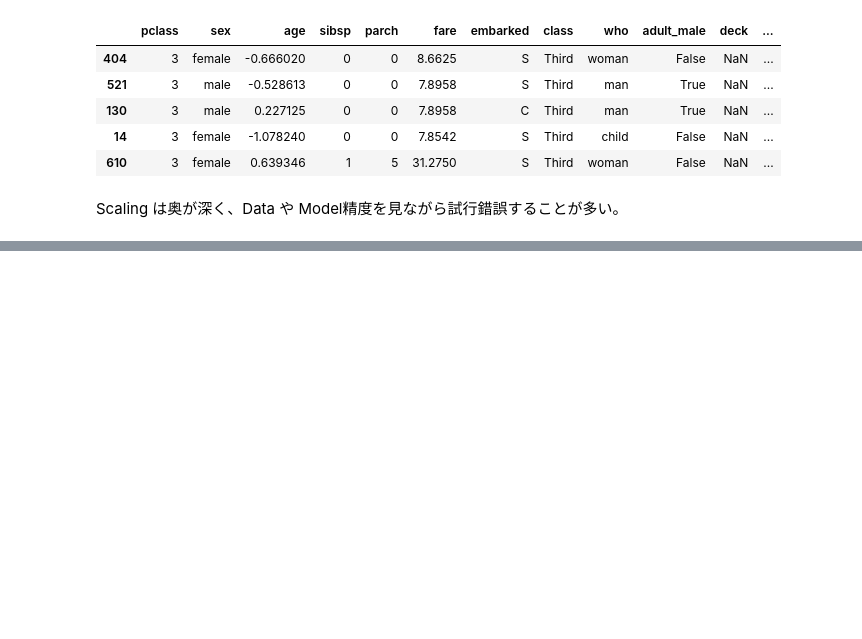
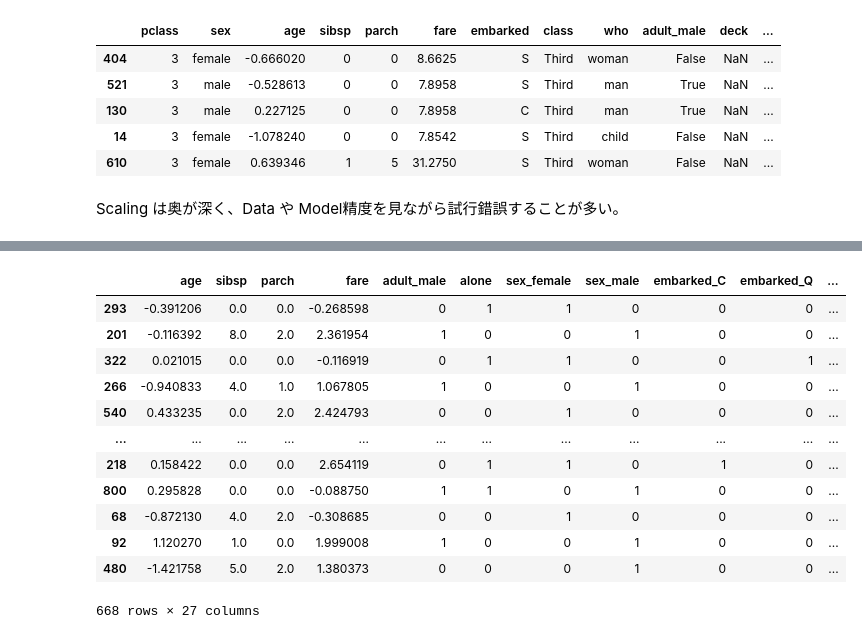
Before and after one commit to 1024xx4/100_Data_processing--visualization, a Jupyter notebook: ml_preprocessing.ipynb, the cells around one changed output, grey strips where cells are left out. Drawn from its saved outputs; the diff is of its cells as text; code cells hidden in the pictures; blank space fills up the shorter version.

```diff
--- a/ml_preprocessing.ipynb
+++ b/ml_preprocessing.ipynb
@@ -499,0 +542,22 @@ Scaling は奥が深く、Data や Model精度を見ながら試行錯誤する
+# %%
+# 欠損値を中央値で補完する
+from sklearn.impute import SimpleImputer  # sklearn の SimpleImputer を使用可能に
+
+age_imputer = SimpleImputer(strategy='median')  #欠損値を中央値で補完してくれる SimpleImputer instance を作成
+train_ds['age'] = age_imputer.fit_transform(
+    train_ds['age'].values.reshape(-1, 1))  # 中央値を設定したSimpleImputer.fit_transform() で欠損値Data を補完
+train_ds  # Data表示
+# %% [output]
+|  | age | sibsp | parch | fare | adult_male | alone | sex_female | sex_male | embarked_C | embarked_Q | ... |
+| 293 | -0.391206 | 0.0 | 0.0 | -0.268598 | 0 | 1 | 1 | 0 | 0 | 0 | ... |
+| 201 | -0.116392 | 8.0 | 2.0 | 2.361954 | 1 | 0 | 0 | 1 | 0 | 0 | ... |
+| 322 | 0.021015 | 0.0 | 0.0 | -0.116919 | 0 | 1 | 1 | 0 | 0 | 1 | ... |
+| 266 | -0.940833 | 4.0 | 1.0 | 1.067805 | 1 | 0 | 0 | 1 | 0 | 0 | ... |
+| 540 | 0.433235 | 0.0 | 2.0 | 2.424793 | 0 | 0 | 1 | 0 | 0 | 0 | ... |
+| ... | ... | ... | ... | ... | ... | ... | ... | ... | ... | ... | ... |
+| 218 | 0.158422 | 0.0 | 0.0 | 2.654119 | 0 | 1 | 1 | 0 | 1 | 0 | ... |
+| 800 | 0.295828 | 0.0 | 0.0 | -0.088750 | 1 | 1 | 0 | 1 | 0 | 0 | ... |
+| 68 | -0.872130 | 4.0 | 2.0 | -0.308685 | 0 | 0 | 1 | 0 | 0 | 0 | ... |
+| 92 | 1.120270 | 1.0 | 0.0 | 1.999008 | 1 | 0 | 0 | 1 | 0 | 0 | ... |
+| 480 | -1.421758 | 5.0 | 2.0 | 1.380373 | 0 | 0 | 0 | 1 | 0 | 0 | ... |
+668 rows × 27 columns
```
Also changed, not shown: parts of 8 cells of this notebook.
